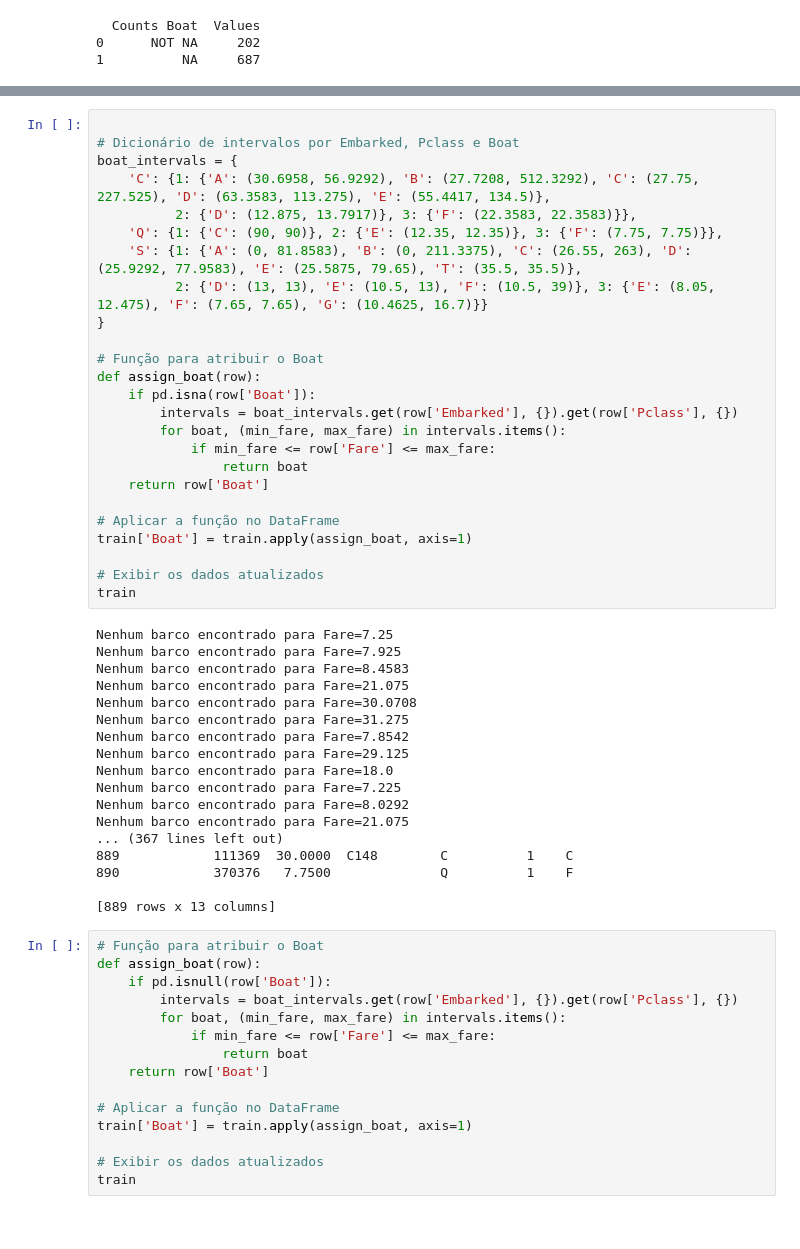
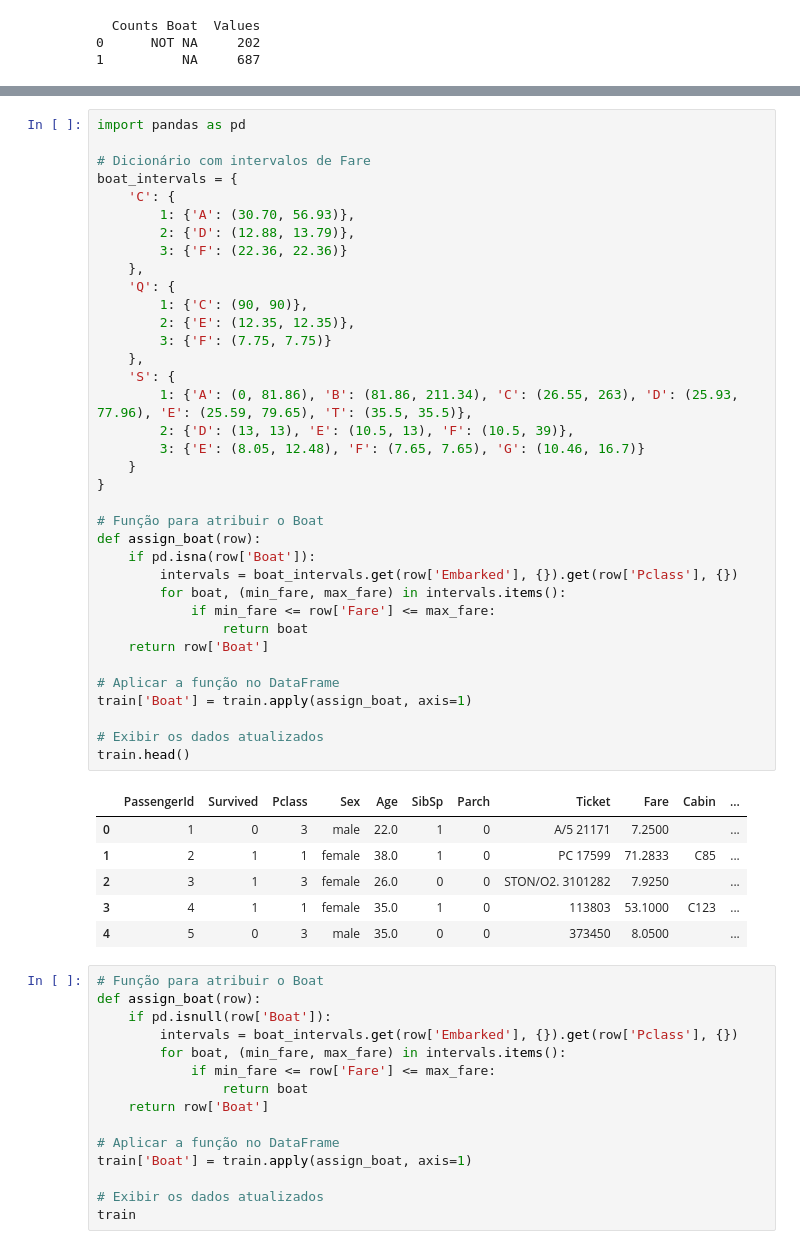
Before and after one commit to maylonleoncio/titanic, a Jupyter notebook: titanic_analysis.ipynb, the cells around one changed output, grey strips where cells are left out. Saved outputs shown, nothing was run; the diff lists cells and outputs as text.

```diff
--- a/titanic_analysis.ipynb
+++ b/titanic_analysis.ipynb
@@ -514,46 +560,46 @@ Name: Boat, Length: 889, dtype: bool
 # %%
+import pandas as pd
 
-# Dicionário de intervalos por Embarked, Pclass e Boat
+# Dicionário com intervalos de Fare
 boat_intervals = {
-    'C': {1: {'A': (30.6958, 56.9292), 'B': (27.7208, 512.3292), 'C': (27.75, 227.525), 'D': (63.3583, 113.275), 'E': (55.4417, 134.5)},
-          2: {'D': (12.875, 13.7917)}, 3: {'F': (22.3583, 22.3583)}},
-    'Q': {1: {'C': (90, 90)}, 2: {'E': (12.35, 12.35)}, 3: {'F': (7.75, 7.75)}},
-    'S': {1: {'A': (0, 81.8583), 'B': (0, 211.3375), 'C': (26.55, 263), 'D': (25.9292, 77.9583), 'E': (25.5875, 79.65), 'T': (35.5, 35.5)},
-          2: {'D': (13, 13), 'E': (10.5, 13), 'F': (10.5, 39)}, 3: {'E': (8.05, 12.475), 'F': (7.65, 7.65), 'G': (10.4625, 16.7)}}
+    'C': {
+        1: {'A': (30.70, 56.93)},
+        2: {'D': (12.88, 13.79)},
+        3: {'F': (22.36, 22.36)}
+    },
+    'Q': {
+        1: {'C': (90, 90)},
+        2: {'E': (12.35, 12.35)},
+        3: {'F': (7.75, 7.75)}
+    },
+    'S': {
+        1: {'A': (0, 81.86), 'B': (81.86, 211.34), 'C': (26.55, 263), 'D': (25.93, 77.96), 'E': (25.59, 79.65), 'T': (35.5, 35.5)},
+        2: {'D': (13, 13), 'E': (10.5, 13), 'F': (10.5, 39)},
+        3: {'E': (8.05, 12.48), 'F': (7.65, 7.65), 'G': (10.46, 16.7)}
+    }
 }
 
 # Função para atribuir o Boat
 def assign_boat(row):
     if pd.isna(row['Boat']):
         intervals = boat_intervals.get(row['Embarked'], {}).get(row['Pclass'], {})
         for boat, (min_fare, max_fare) in intervals.items():
             if min_fare <= row['Fare'] <= max_fare:
                 return boat
     return row['Boat']
 
 # Aplicar a função no DataFrame
 train['Boat'] = train.apply(assign_boat, axis=1)
 
 # Exibir os dados atualizados
-train
+train.head()
 # %% [output]
-Nenhum barco encontrado para Fare=7.25
-Nenhum barco encontrado para Fare=7.925
-Nenhum barco encontrado para Fare=8.4583
-Nenhum barco encontrado para Fare=21.075
-Nenhum barco encontrado para Fare=30.0708
-Nenhum barco encontrado para Fare=31.275
-Nenhum barco encontrado para Fare=7.8542
-Nenhum barco encontrado para Fare=29.125
-Nenhum barco encontrado para Fare=18.0
-Nenhum barco encontrado para Fare=7.225
-Nenhum barco encontrado para Fare=8.0292
-Nenhum barco encontrado para Fare=21.075
-... (367 lines left out)
-889            111369  30.0000  C148        C          1    C
-890            370376   7.7500              Q          1    F
-
-[889 rows x 13 columns]
+|  | PassengerId | Survived | Pclass | Sex | Age | SibSp | Parch | Ticket | Fare | Cabin | ... |
+| 0 | 1 | 0 | 3 | male | 22.0 | 1 | 0 | A/5 21171 | 7.2500 |  | ... |
+| 1 | 2 | 1 | 1 | female | 38.0 | 1 | 0 | PC 17599 | 71.2833 | C85 | ... |
+| 2 | 3 | 1 | 3 | female | 26.0 | 0 | 0 | STON/O2. 3101282 | 7.9250 |  | ... |
+| 3 | 4 | 1 | 1 | female | 35.0 | 1 | 0 | 113803 | 53.1000 | C123 | ... |
+| 4 | 5 | 0 | 3 | male | 35.0 | 0 | 0 | 373450 | 8.0500 |  | ... |
 # %%
 # Função para atribuir o Boat
 def assign_boat(row):
```
Also changed, not shown: parts of 9 cells of this notebook.
